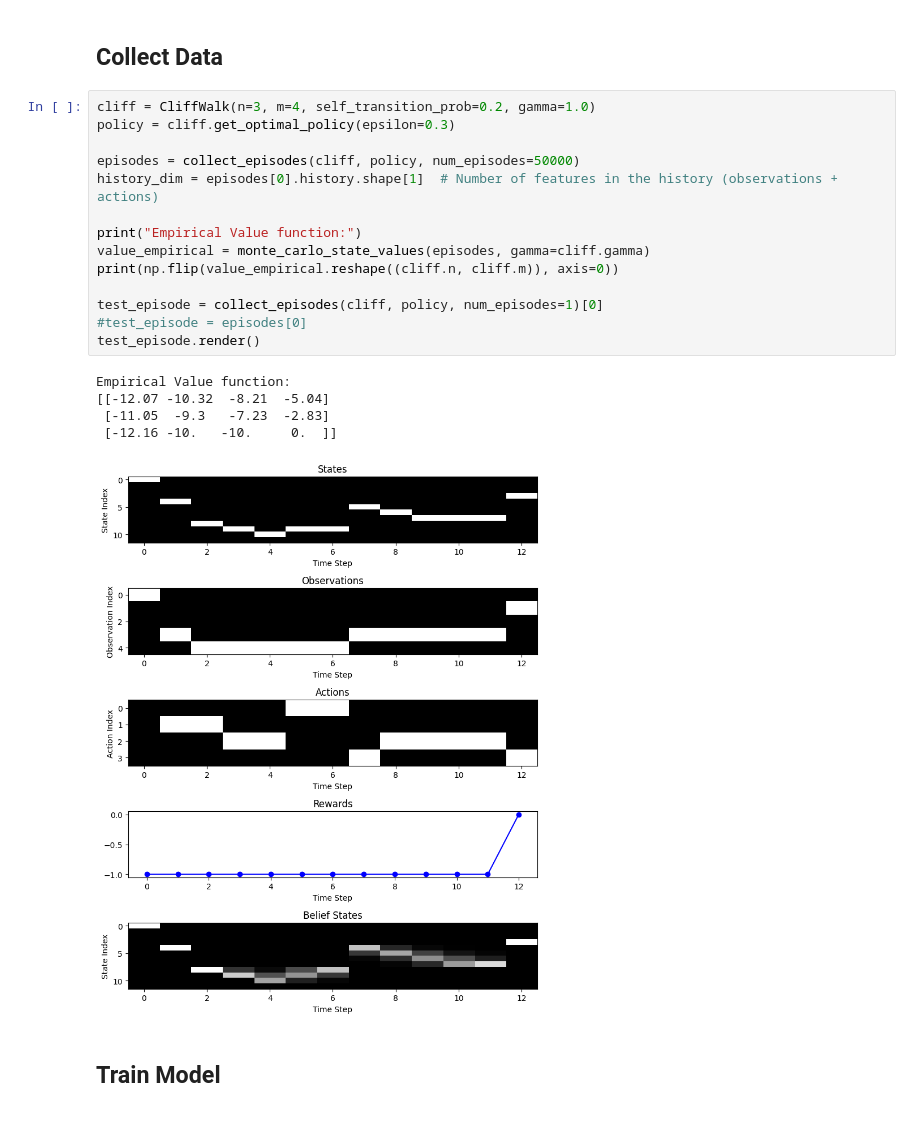
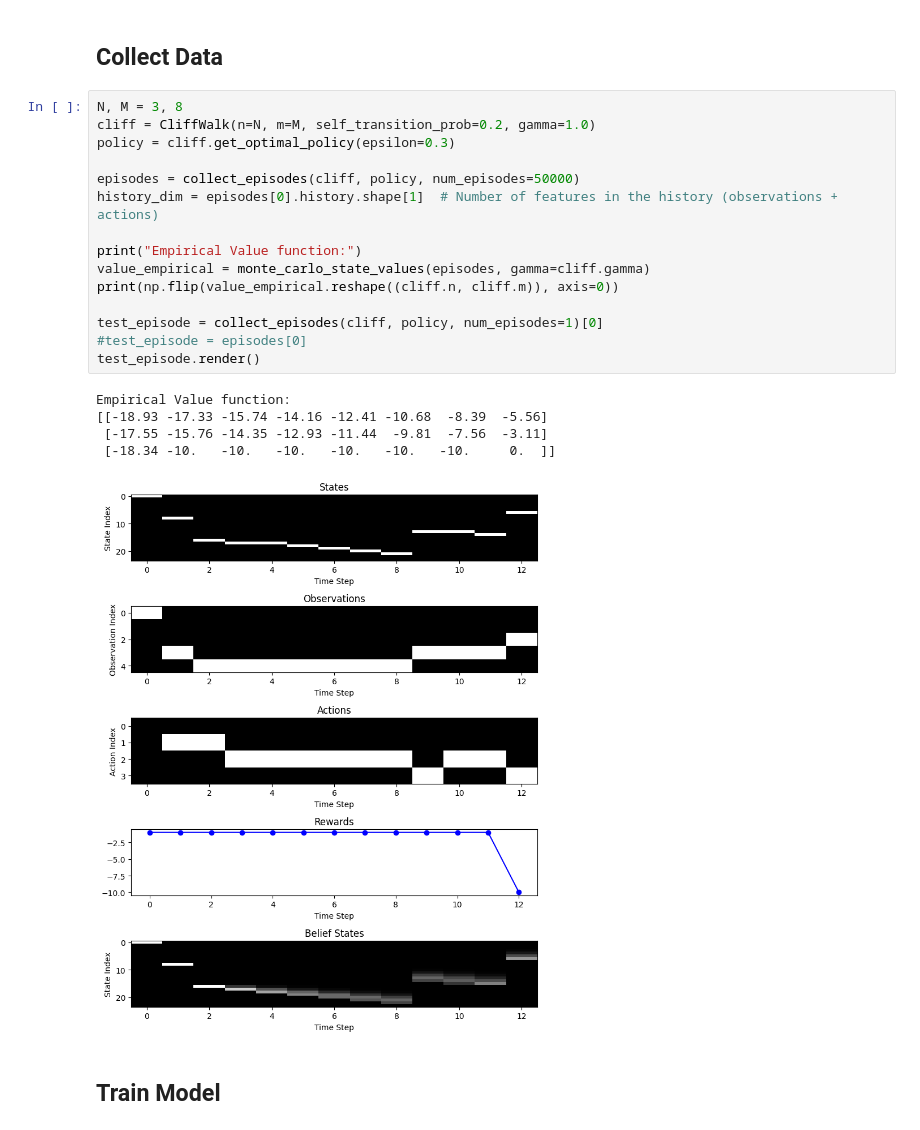
Before and after one commit to dkornai/belief-states-demo, a Jupyter notebook: test.ipynb, the cells around one changed output. Drawn from its saved outputs; the diff is of its cells as text.

```diff
--- a/test.ipynb
+++ b/test.ipynb
@@ -142,25 +158,26 @@ def train(model, episodes, test_episode, value=None, num_epochs=10, gamma=1.0, l
 # %% [markdown]
 ## Collect Data
 # %%
-cliff = CliffWalk(n=3, m=4, self_transition_prob=0.2, gamma=1.0)
+N, M = 3, 8
+cliff = CliffWalk(n=N, m=M, self_transition_prob=0.2, gamma=1.0)
 policy = cliff.get_optimal_policy(epsilon=0.3)
 
 episodes = collect_episodes(cliff, policy, num_episodes=50000)
 history_dim = episodes[0].history.shape[1]  # Number of features in the history (observations + actions)
 
 print("Empirical Value function:")
 value_empirical = monte_carlo_state_values(episodes, gamma=cliff.gamma)
 print(np.flip(value_empirical.reshape((cliff.n, cliff.m)), axis=0))
 
 test_episode = collect_episodes(cliff, policy, num_episodes=1)[0]
 #test_episode = episodes[0]
 test_episode.render()
 # %% [output]
 Empirical Value function:
-[[-12.07 -10.32  -8.21  -5.04]
- [-11.05  -9.3   -7.23  -2.83]
- [-12.16 -10.   -10.     0.  ]]
+[[-18.93 -17.33 -15.74 -14.16 -12.41 -10.68  -8.39  -5.56]
+ [-17.55 -15.76 -14.35 -12.93 -11.44  -9.81  -7.56  -3.11]
+ [-18.34 -10.   -10.   -10.   -10.   -10.   -10.     0.  ]]
-[figure, old version]
+[figure, new version]
 # %% [markdown]
 ## Train Model
 # %%
```
Also changed, not shown: parts of 7 cells of this notebook, 6 other files.
